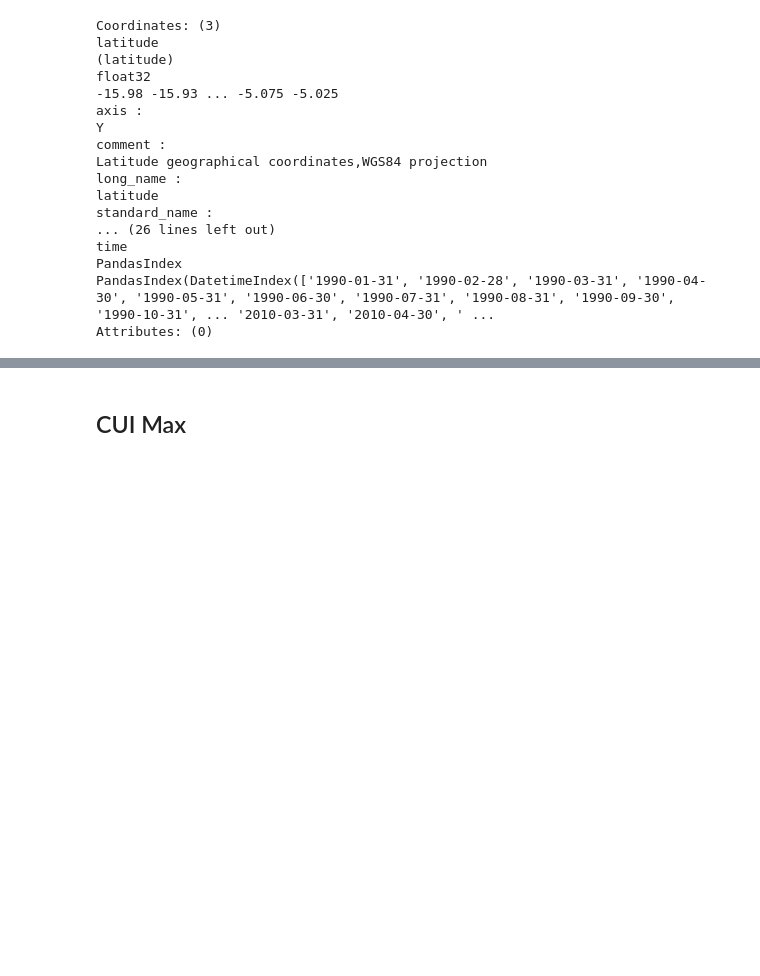
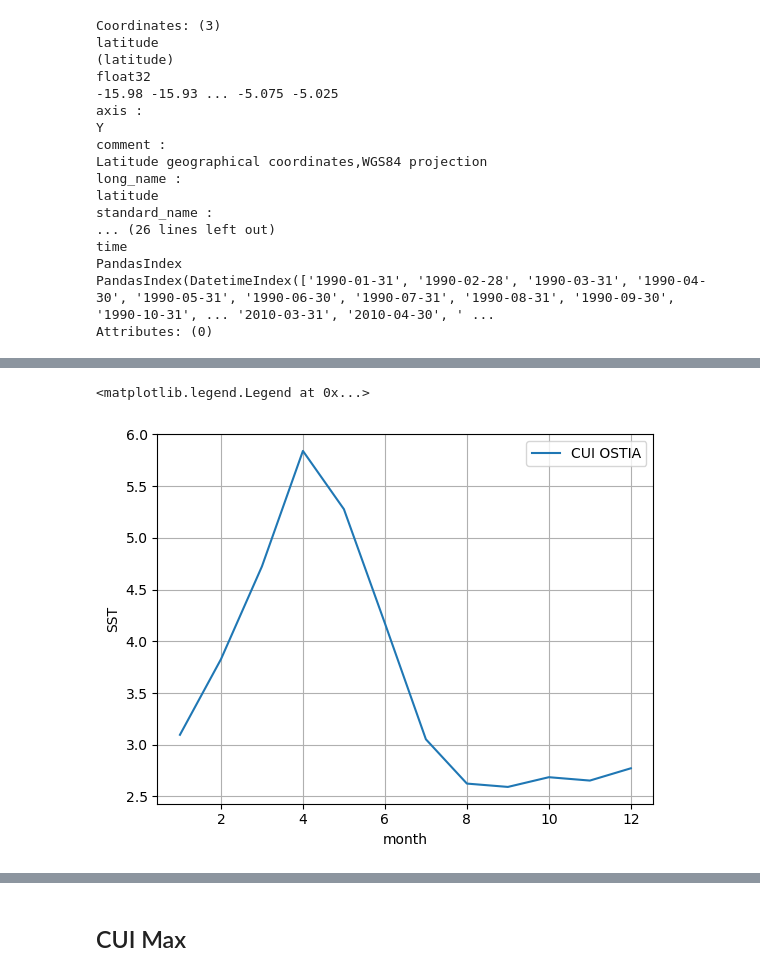
Before and after one commit to danliba/Upwelling_paper, a Jupyter notebook: CUI_satellite-Copy1.ipynb, the cells around one changed output, grey strips where cells are left out. Saved outputs shown, nothing was run; the diff lists cells and outputs as text; code cells hidden in the pictures; blank space fills up the shorter version.

```diff
--- a/CUI_satellite-Copy1.ipynb
+++ b/CUI_satellite-Copy1.ipynb
@@ -437,3 +399,10 @@ Attributes: (0)
+# %%
+seasonality(CUI_old).mean(dim='latitude').plot(label='CUI OSTIA')
+plt.grid()
+plt.legend()
+# %% [output]
+<matplotlib.legend.Legend at 0x...>
+[figure, added]
 # %%
 CUI_old.plot(x='time',y='latitude')
 # %% [output]
```
Also changed, not shown: parts of 9 cells of this notebook, 5 other files.
